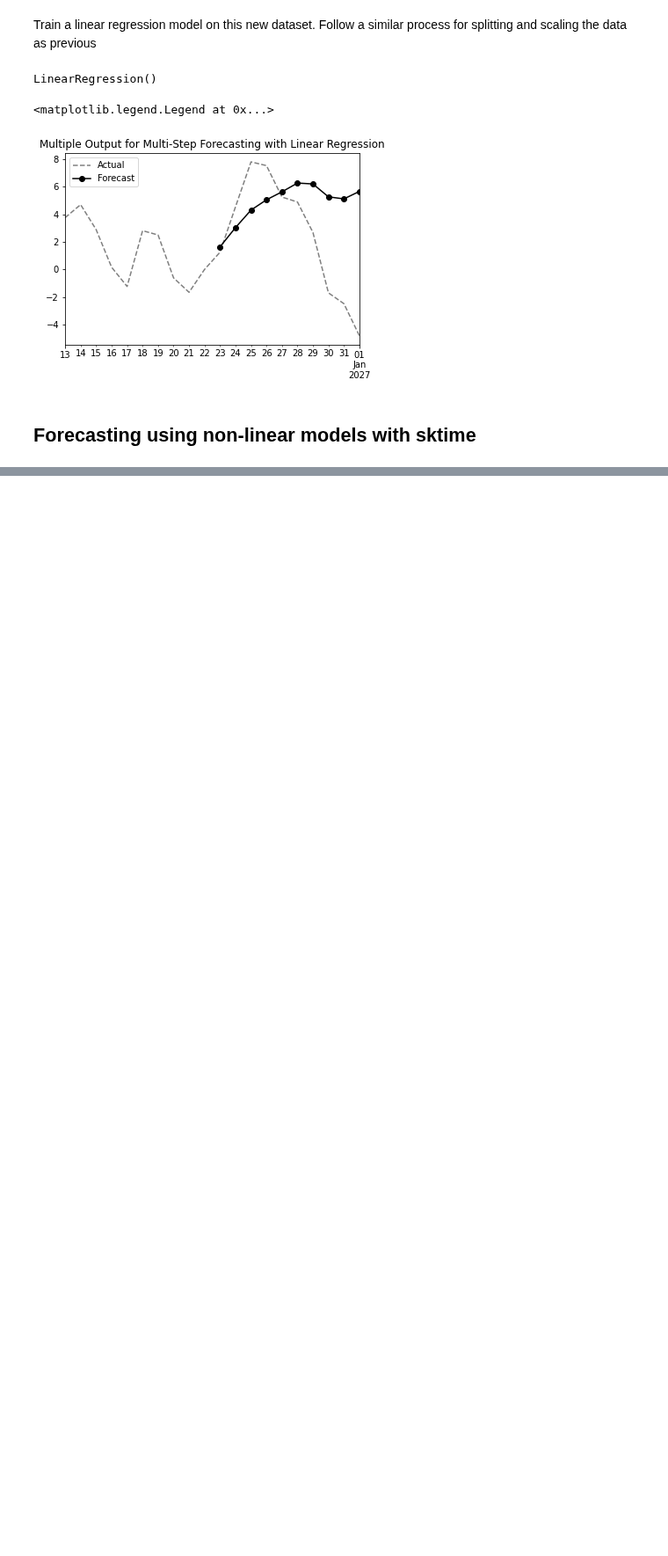
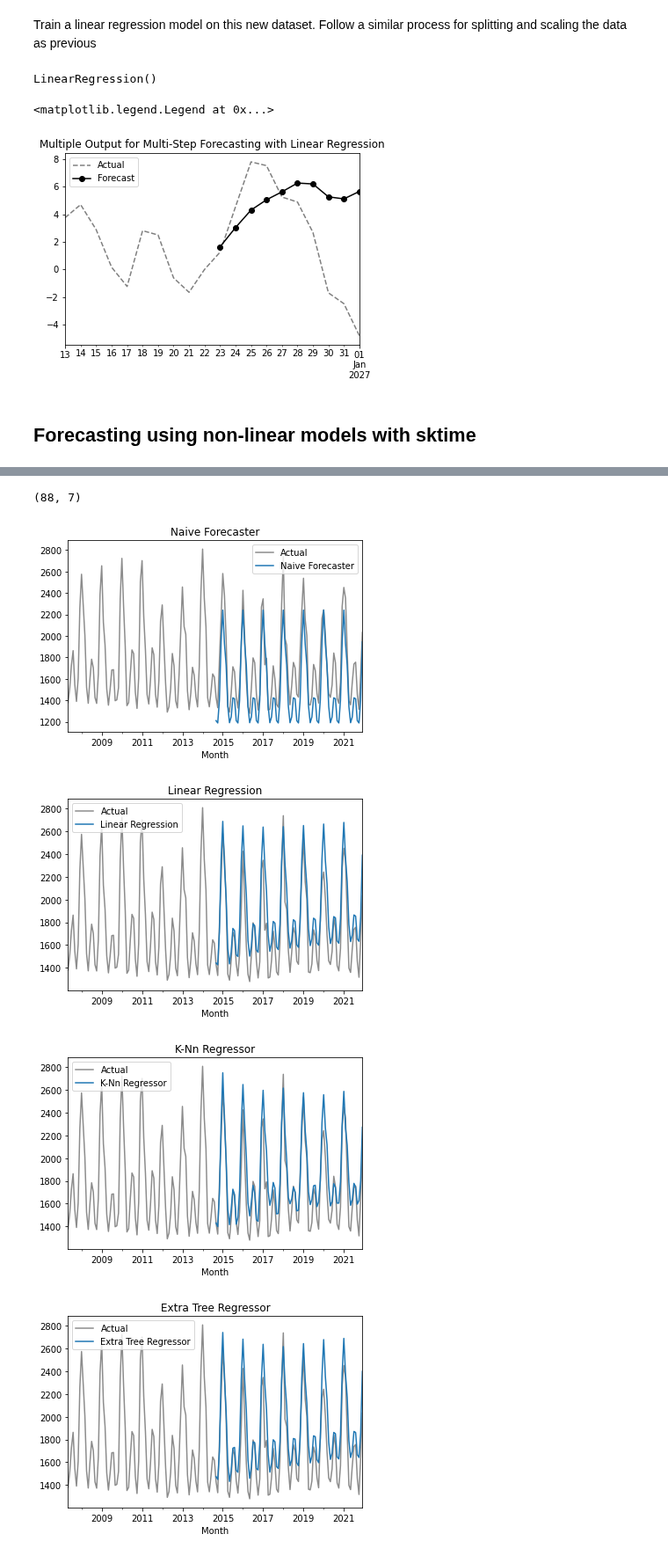
Before and after one commit to LaurbergMJ/TimeSeriesAnalysisWithPythonCookbook, a Jupyter notebook: Ch12.ipynb, the cells around one changed output, grey strips where cells are left out. Shown at 88% size. Cells and saved outputs as stored; diff of their text form; code cells hidden in the pictures; blank space fills up the shorter version.

```diff
--- a/Ch12.ipynb
+++ b/Ch12.ipynb
@@ -585,0 +578,8 @@ plt.legend(['Actual', 'Forecast'])
+# %%
+# Make a copy of the energy DF
+
+df = energy.copy()
+# %%
+# Split the data into training and test sets
+
+train, test  = split_data(df)
@@ -585,0 +625,35 @@ plt.legend(['Actual', 'Forecast'])
+# %%
+# Create a dict for the different regressors so we can loop through and pass each one to the
+# make_forecast function. Append predictions as a new column to the test DF
+
+regressors = {
+    'Naive Forecaster': NaiveForecaster(strategy='mean', sp=12),
+    'Linear Regression': LinearRegression(),
+    'K-Nn Regressor': KNeighborsRegressor(n_neighbors=5),
+    'Extra Tree Regressor': ExtraTreesRegressor(),
+    'Random Forest Regressor': RandomForestRegressor(),
+    'Gradient Boosting Regressor': GradientBoostingRegressor()
+}
+
+for k, reg in regressors.items():
+    print(f'training {reg} ...')
+    test[k] = make_forecast(train, len(test), regressor=reg, window=15)
+# %%
+test.shape
+# %% [output]
+(88, 7)
+# %%
+# Plot the predictions from each regressor against the test data. To do so, loop through the
+# results in the test DF and keep in mind that the observed out-of-sample values are in the
+# first columns
+
+for i in test.iloc[:, 1:]:
+    ax = df[-2*len(test):].plot(style='k-', alpha=0.45, title=i)
+    test[i].plot(ax=ax)
+    plt.legend(['Actual', i])
+    plt.show()
+# %% [output]
+[figure, added]
+[figure, added]
+[figure, added]
+[figure, added]
```
Also changed, not shown: parts of 28 cells of this notebook.
